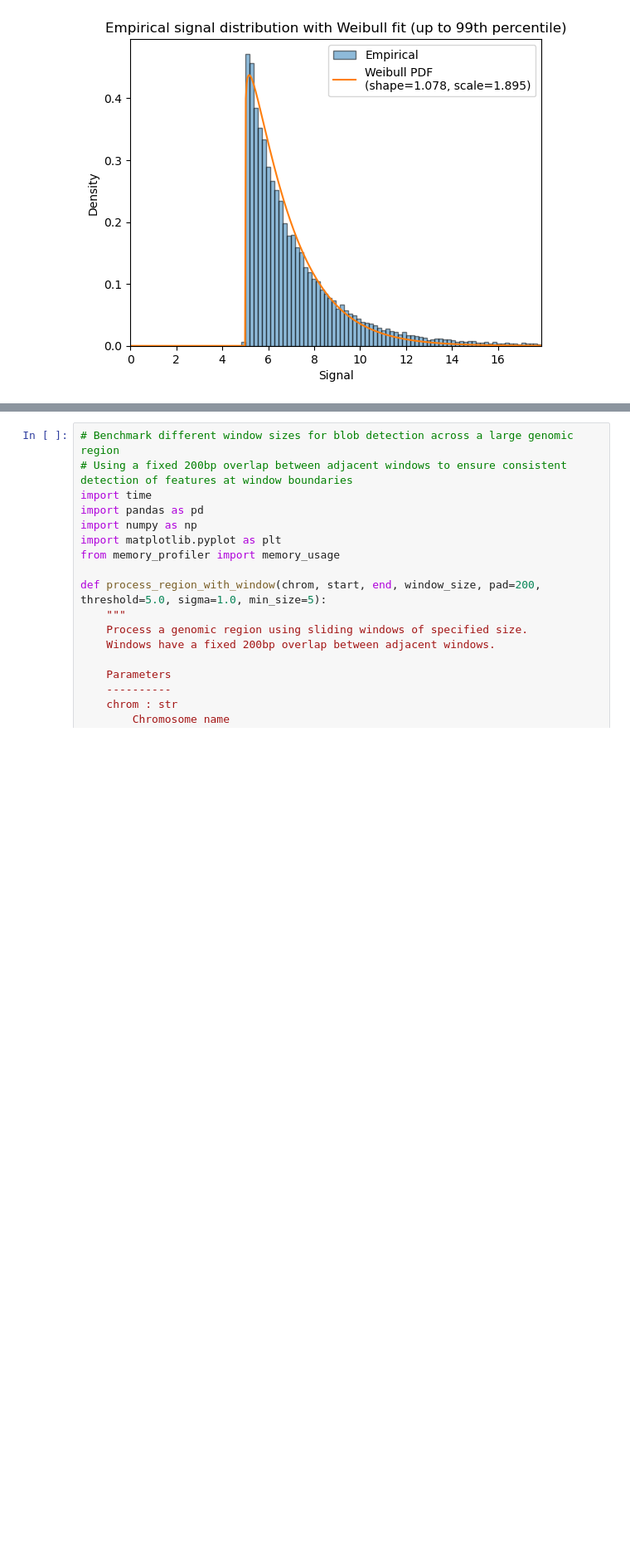
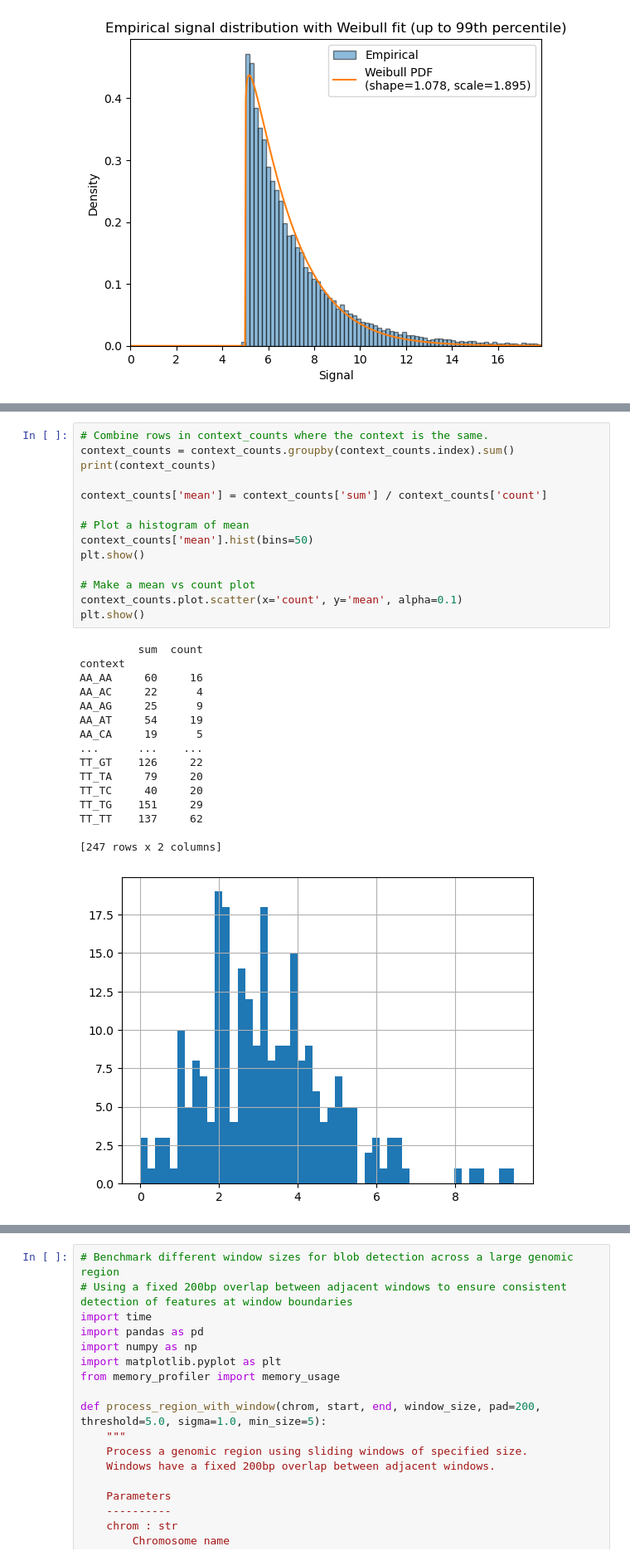
Before and after one commit to aryeelab/foci-3d, a Jupyter notebook: code/footprinting.ipynb, the cells around one changed output, grey strips where cells are left out. Shown at 83% size. Cells and saved outputs as stored; diff of their text form; blank space fills up the shorter version.

```diff
--- a/code/footprinting.ipynb
+++ b/code/footprinting.ipynb
@@ -283,0 +477,31 @@ plot_count_matrix(footprint, tracks = {'PRO-Cap': procap},
+# %%
+# Combine rows in context_counts where the context is the same.
+context_counts = context_counts.groupby(context_counts.index).sum()
+print(context_counts)
+
+context_counts['mean'] = context_counts['sum'] / context_counts['count']
+
+# Plot a histogram of mean
+context_counts['mean'].hist(bins=50)
+plt.show()
+
+# Make a mean vs count plot
+context_counts.plot.scatter(x='count', y='mean', alpha=0.1)
+plt.show()
+# %% [output]
+         sum  count
+context
+AA_AA     60     16
+AA_AC     22      4
+AA_AG     25      9
+AA_AT     54     19
+AA_CA     19      5
+...      ...    ...
+TT_GT    126     22
+TT_TA     79     20
+TT_TC     40     20
+TT_TG    151     29
+TT_TT    137     62
+
+[247 rows x 2 columns]
+[figure, added]
```
Also changed, not shown: parts of 15 cells of this notebook, 1 other file.
